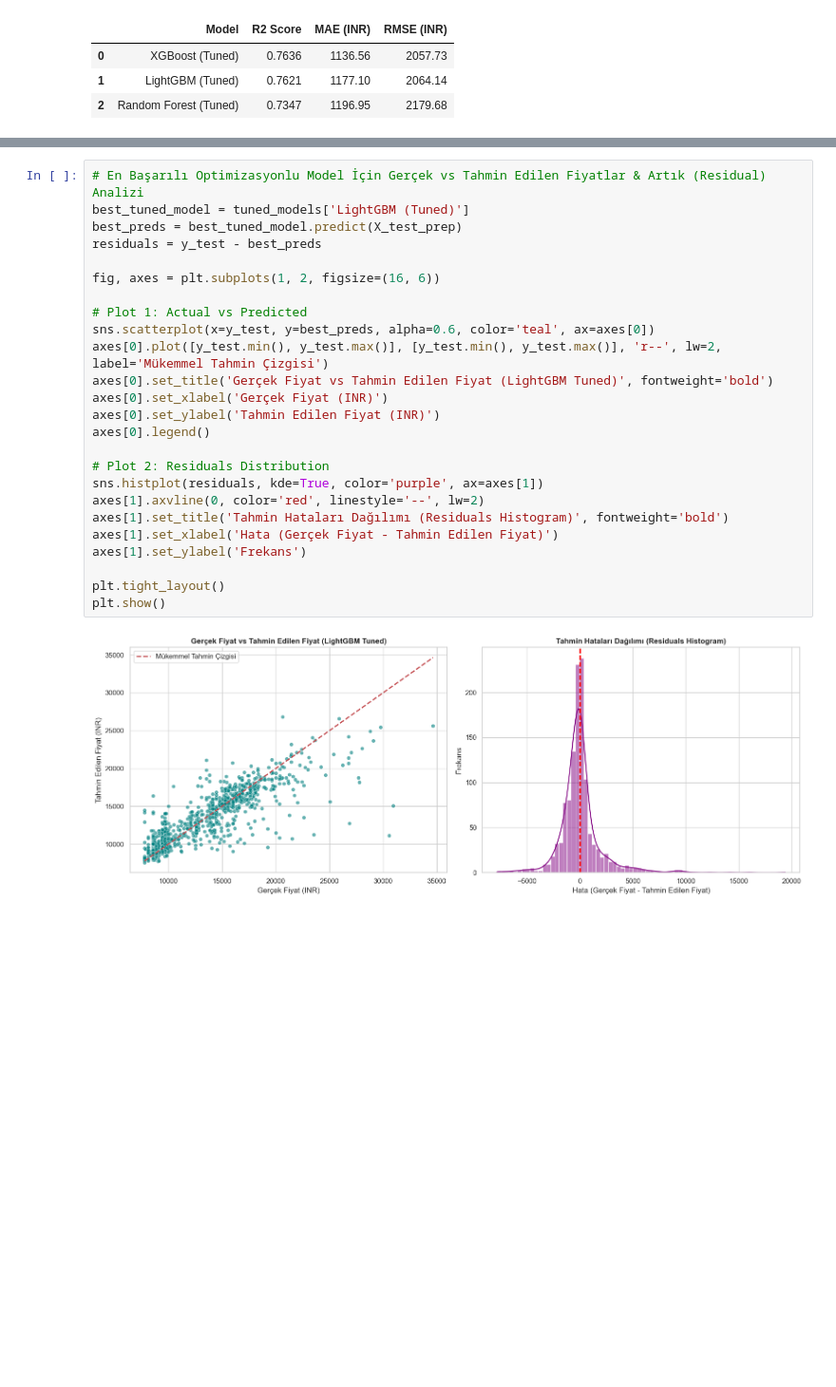
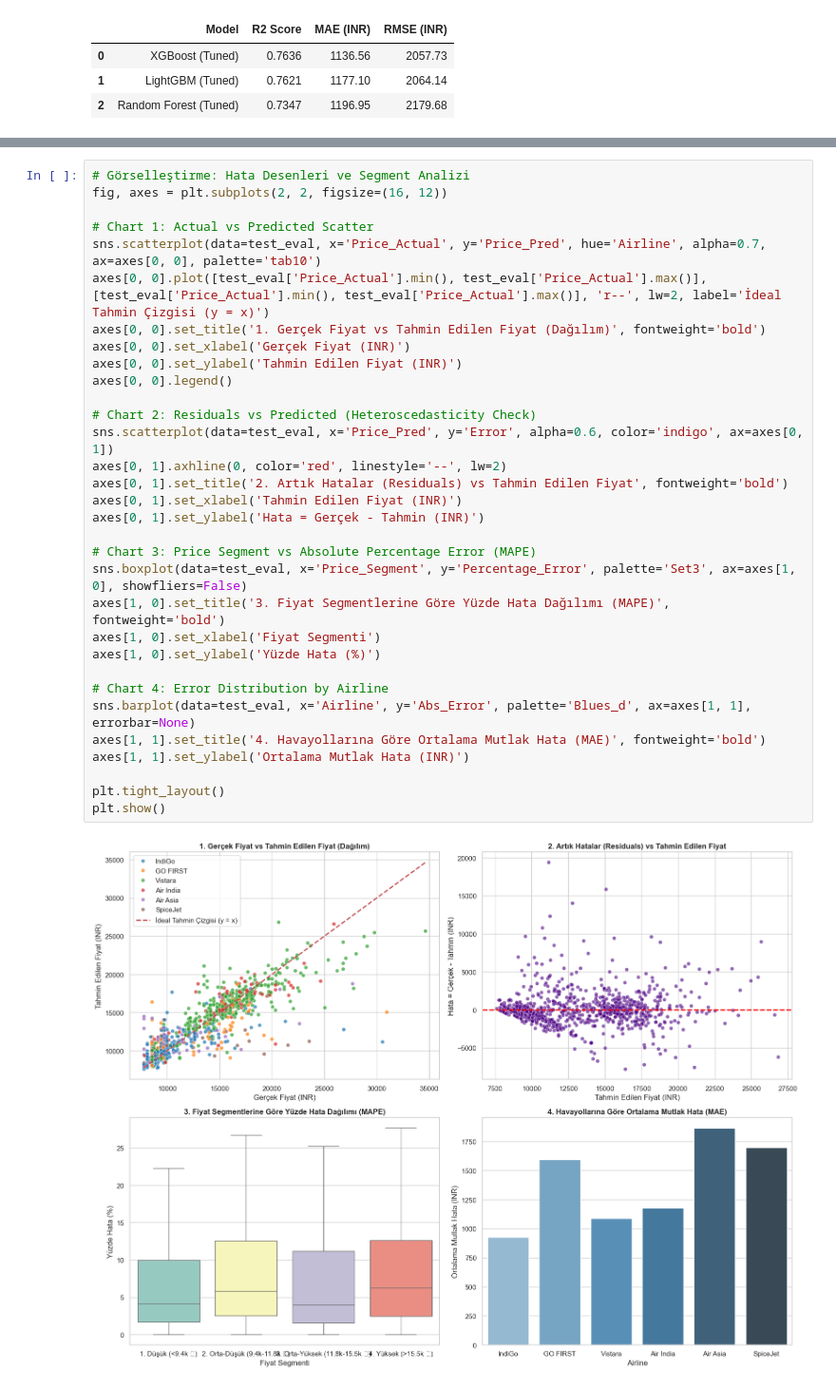
Before and after one commit to kaanbaycan/vodptk, a Jupyter notebook: flight_analysis_and_modeling.ipynb, the cells around one changed output, grey strips where cells are left out. Shown at 95% size. Cells and saved outputs as stored; diff of their text form; blank space fills up the shorter version.

Commit message:
Add Section 8 Error Diagnostics & Residual Analysis to Jupyter Notebook

```diff
--- a/flight_analysis_and_modeling.ipynb
+++ b/flight_analysis_and_modeling.ipynb
@@ -477,27 +505,34 @@ plt.show()
 # %%
-# En Başarılı Optimizasyonlu Model İçin Gerçek vs Tahmin Edilen Fiyatlar & Artık (Residual) Analizi
-best_tuned_model = tuned_models['LightGBM (Tuned)']
-best_preds = best_tuned_model.predict(X_test_prep)
-residuals = y_test - best_preds
+# Görselleştirme: Hata Desenleri ve Segment Analizi
+fig, axes = plt.subplots(2, 2, figsize=(16, 12))
 
-fig, axes = plt.subplots(1, 2, figsize=(16, 6))
+# Chart 1: Actual vs Predicted Scatter
+sns.scatterplot(data=test_eval, x='Price_Actual', y='Price_Pred', hue='Airline', alpha=0.7, ax=axes[0, 0], palette='tab10')
+axes[0, 0].plot([test_eval['Price_Actual'].min(), test_eval['Price_Actual'].max()], [test_eval['Price_Actual'].min(), test_eval['Price_Actual'].max()], 'r--', lw=2, label='İdeal Tahmin Çizgisi (y = x)')
+axes[0, 0].set_title('1. Gerçek Fiyat vs Tahmin Edilen Fiyat (Dağılım)', fontweight='bold')
+axes[0, 0].set_xlabel('Gerçek Fiyat (INR)')
+axes[0, 0].set_ylabel('Tahmin Edilen Fiyat (INR)')
+axes[0, 0].legend()
 
-# Plot 1: Actual vs Predicted
-sns.scatterplot(x=y_test, y=best_preds, alpha=0.6, color='teal', ax=axes[0])
-axes[0].plot([y_test.min(), y_test.max()], [y_test.min(), y_test.max()], 'r--', lw=2, label='Mükemmel Tahmin Çizgisi')
-axes[0].set_title('Gerçek Fiyat vs Tahmin Edilen Fiyat (LightGBM Tuned)', fontweight='bold')
-axes[0].set_xlabel('Gerçek Fiyat (INR)')
-axes[0].set_ylabel('Tahmin Edilen Fiyat (INR)')
-axes[0].legend()
+# Chart 2: Residuals vs Predicted (Heteroscedasticity Check)
+sns.scatterplot(data=test_eval, x='Price_Pred', y='Error', alpha=0.6, color='indigo', ax=axes[0, 1])
+axes[0, 1].axhline(0, color='red', linestyle='--', lw=2)
+axes[0, 1].set_title('2. Artık Hatalar (Residuals) vs Tahmin Edilen Fiyat', fontweight='bold')
+axes[0, 1].set_xlabel('Tahmin Edilen Fiyat (INR)')
+axes[0, 1].set_ylabel('Hata = Gerçek - Tahmin (INR)')
 
-# Plot 2: Residuals Distribution
-sns.histplot(residuals, kde=True, color='purple', ax=axes[1])
-axes[1].axvline(0, color='red', linestyle='--', lw=2)
-axes[1].set_title('Tahmin Hataları Dağılımı (Residuals Histogram)', fontweight='bold')
-axes[1].set_xlabel('Hata (Gerçek Fiyat - Tahmin Edilen Fiyat)')
-axes[1].set_ylabel('Frekans')
+# Chart 3: Price Segment vs Absolute Percentage Error (MAPE)
+sns.boxplot(data=test_eval, x='Price_Segment', y='Percentage_Error', palette='Set3', ax=axes[1, 0], showfliers=False)
+axes[1, 0].set_title('3. Fiyat Segmentlerine Göre Yüzde Hata Dağılımı (MAPE)', fontweight='bold')
+axes[1, 0].set_xlabel('Fiyat Segmenti')
+axes[1, 0].set_ylabel('Yüzde Hata (%)')
+
+# Chart 4: Error Distribution by Airline
+sns.barplot(data=test_eval, x='Airline', y='Abs_Error', palette='Blues_d', ax=axes[1, 1], errorbar=None)
+axes[1, 1].set_title('4. Havayollarına Göre Ortalama Mutlak Hata (MAE)', fontweight='bold')
+axes[1, 1].set_ylabel('Ortalama Mutlak Hata (INR)')
 
 plt.tight_layout()
 plt.show()
 # %% [output]
-[figure, old version]
+[figure, new version]
```
Also changed, not shown: parts of 9 cells of this notebook, 1 other file.
